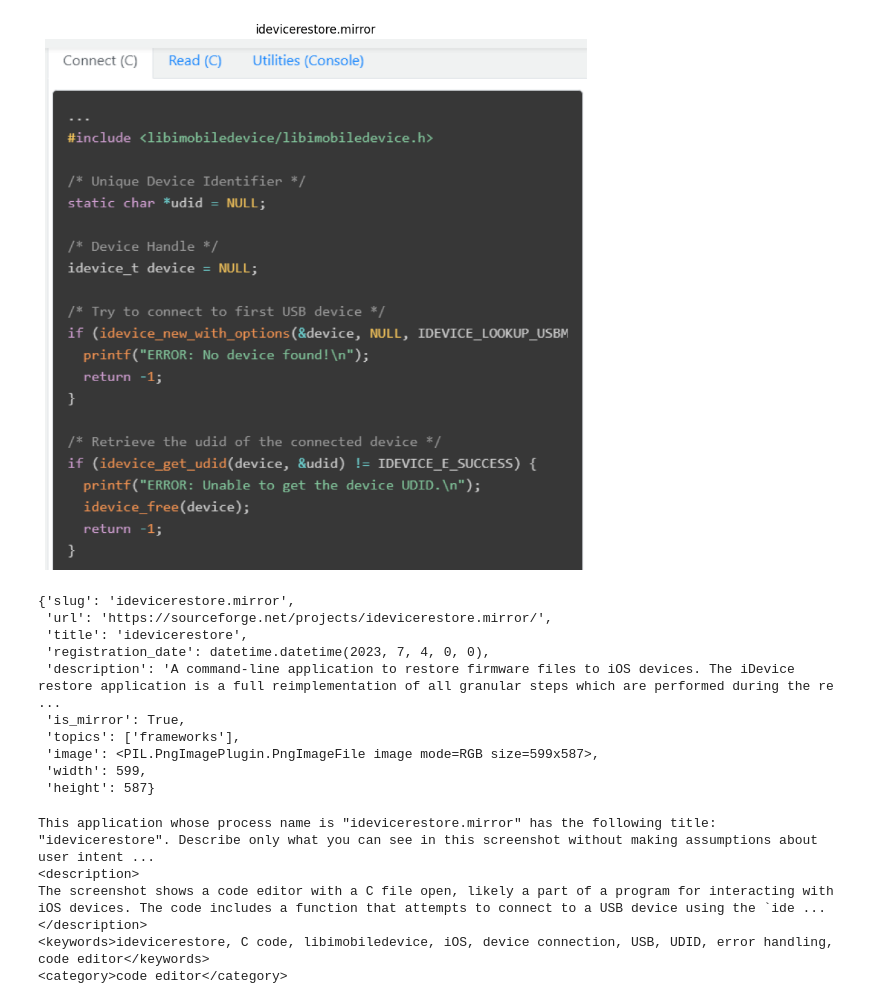
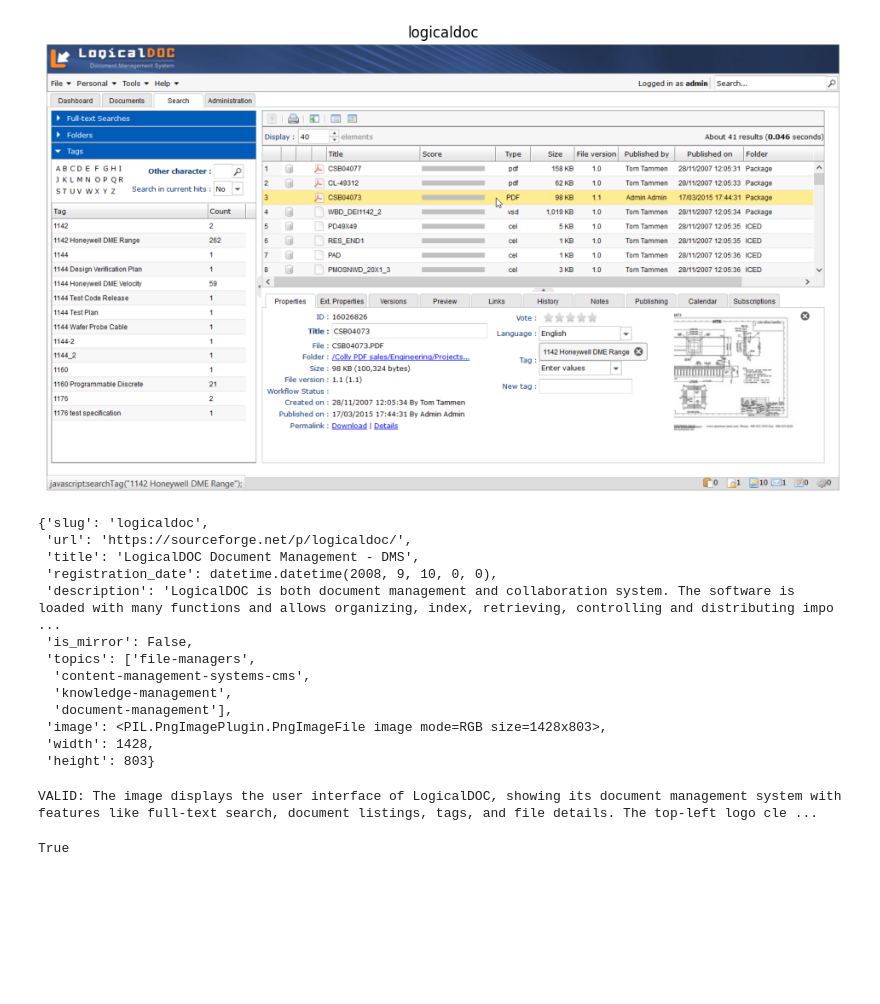
Before and after one commit to Vokturz/desktop-screenshots-dataset, a Jupyter notebook: src/notebooks/01_test_prompt.ipynb, the cells around one changed output. Cells and saved outputs as stored; diff of their text form; code cells hidden in the pictures; blank space fills up the shorter version.

```diff
--- a/src/notebooks/01_test_prompt.ipynb
+++ b/src/notebooks/01_test_prompt.ipynb
@@ -1,19 +0,0 @@
-# %%
-from datasets import load_dataset
-from PIL import Image
-import io
-import base64
-import matplotlib.pyplot as plt
-import requests
-from dotenv import load_dotenv
-import os
-
-def display_image(example):
-    plt.figure(figsize=(12, 10))
-    plt.imshow(example["image"])
-    plt.title(example["slug"])
-    plt.axis('off')
-    plt.show()
-
-
-dataset = load_dataset("Vokturz/sourceforge-app-screenshots")
@@ -178,25 +14,24 @@ def do_image_analysis(
 # %%
-example = dataset['train'][390]
+example = dataset['train'][500]
 display_image(example)
 example
 # %% [output]
-[figure, old version]
+[figure, new version]
-{'slug': 'idevicerestore.mirror',
- 'url': 'https://sourceforge.net/projects/idevicerestore.mirror/',
- 'title': 'idevicerestore',
- 'registration_date': datetime.datetime(2023, 7, 4, 0, 0),
- 'description': 'A command-line application to restore firmware files to iOS devices. The iDevice restore application is a full reimplementation of all granular steps which are performed during the re ...
- 'is_mirror': True,
- 'topics': ['frameworks'],
- 'image': <PIL.PngImagePlugin.PngImageFile image mode=RGB size=599x587>,
- 'width': 599,
- 'height': 587}
+{'slug': 'logicaldoc',
+ 'url': 'https://sourceforge.net/p/logicaldoc/',
+ 'title': 'LogicalDOC Document Management - DMS',
+ 'registration_date': datetime.datetime(2008, 9, 10, 0, 0),
+ 'description': 'LogicalDOC is both document management and collaboration system. The software is loaded with many functions and allows organizing, index, retrieving, controlling and distributing impo ...
+ 'is_mirror': False,
+ 'topics': ['file-managers',
+  'content-management-systems-cms',
+  'knowledge-management',
+  'document-management'],
+ 'image': <PIL.PngImagePlugin.PngImageFile image mode=RGB size=1428x803>,
+ 'width': 1428,
+ 'height': 803}
 # %%
-do_image_analysis(example, base_url, model, True)
+check_screenshot_validity(example, True)
 # %% [output]
-This application whose process name is "idevicerestore.mirror" has the following title: "idevicerestore". Describe only what you can see in this screenshot without making assumptions about user intent ...
-<description>
-The screenshot shows a code editor with a C file open, likely a part of a program for interacting with iOS devices. The code includes a function that attempts to connect to a USB device using the `ide ...
-</description>
-<keywords>idevicerestore, C code, libimobiledevice, iOS, device connection, USB, UDID, error handling, code editor</keywords>
-<category>code editor</category>
+VALID: The image displays the user interface of LogicalDOC, showing its document management system with features like full-text search, document listings, tags, and file details. The top-left logo cle ...
+True
```
Also changed, not shown: parts of 14 cells of this notebook, 3 other files.
